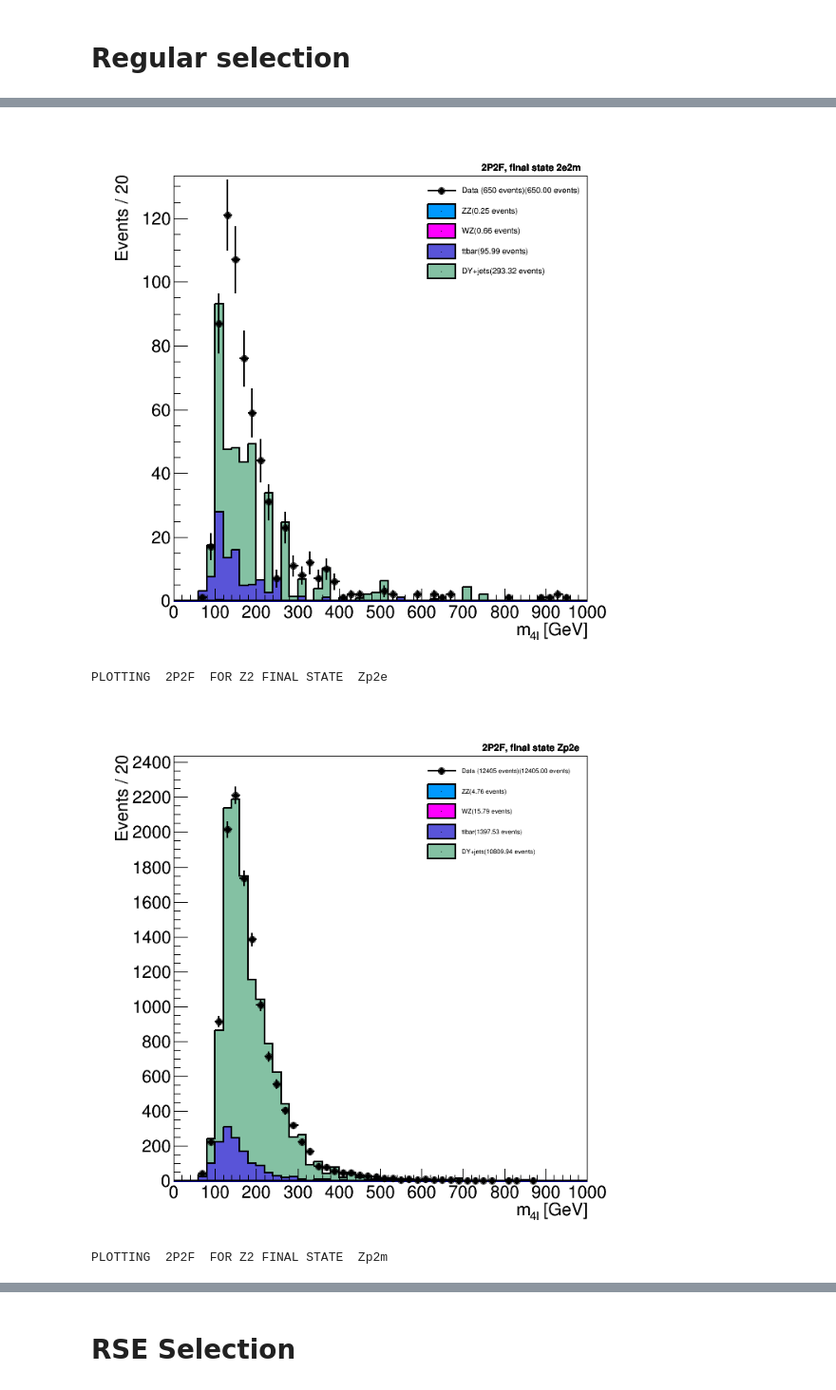
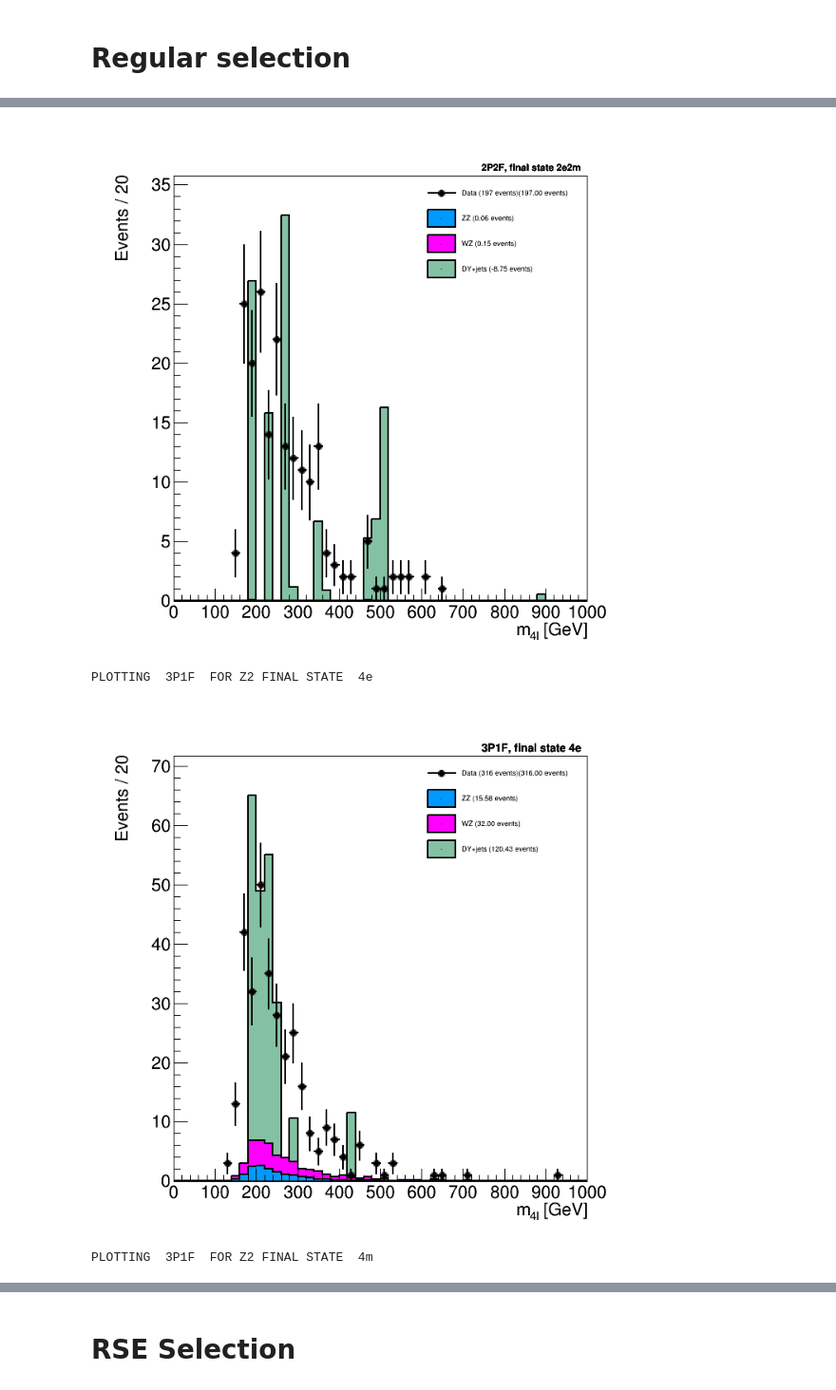
Before and after one commit to Werbellin/Histogrammer, a Jupyter notebook: ZplusX_plotter.ipynb, the cells around one changed output, grey strips where cells are left out. Shown at 95% size. Saved outputs shown, nothing was run; the diff lists cells and outputs as text; code cells hidden in the pictures.

```diff
--- a/ZplusX_plotter.ipynb
+++ b/ZplusX_plotter.ipynb
@@ -17,6 +20,6 @@ Welcome to ROOTaaS 6.05/02
 # %%
-prefix = '/Users/pigard/data/background_estimate/'
-proc_postfix = '_12p9fb'
+prefix = './full_v1/'
+proc_postfix = '_full_v1_altBDT'
 tree = 'REG'
 region = '2P2F'
 final_state = 'Zp2e'
@@ -27,7 +30,7 @@ def plot_CR(tree, region, final_state, do_3P21F_from_2P2F = False) :
 
     #do_3P21F_from_2P2F
     #if region == '3P1F' :
-    #    3P21F_from_2P2F_plot = get_plot(prefix + tree + '_BKG_AllData' + proc_postfix + '.rt',
+    #    3P21F_from_2P2F_plot = get_plot(prefix + tree + '_CRZLL_AllData' + proc_postfix + '.rt',
     #                     region[0:4] + '/' + region  + '_ZZMass_' + final_state)
     save_plot([{'p' : data_plot,
             'draw_options' : {'color' : rt.kBlack, 'legend_title' : 'Data (' + '{:.0f}'.format(data_plot.Integral()) + ' events)', 'MarkerStyle' : 20}},
@@ -39,8 +42,8 @@ def plot_CR(tree, region, final_state, do_3P21F_from_2P2F = False) :
             'draw_options' : {'fill_color' : rt.kAzure + 7, 'line_color' : rt.kBlack,'legend_title' : 'ZZ'}},
             {'p' : get_plot(prefix + tree + '_CRZLL_WZTo3LNu' + proc_postfix + '.root', region[0:4] + '/' + region  + '_ZZMass_' + final_state),
             'draw_options' : {'fill_color' : 6, 'line_color' : rt.kBlack,'legend_title' : 'WZ'}},
-            {'p' : get_plot(prefix + tree + '_CRZLL_TTJets' + proc_postfix + '.root', region[0:4] + '/' + region  + '_ZZMass_' + final_state),
-            'draw_options' : {'fill_color' : 9, 'line_color' : rt.kBlack,'legend_title' : 'ttbar'}},
+            #{'p' : get_plot(prefix + tree + '_CRZLL_TTJets' + proc_postfix + '.root', region[0:4] + '/' + region  + '_ZZMass_' + final_state),
+            #'draw_options' : {'fill_color' : 9, 'line_color' : rt.kBlack,'legend_title' : 'ttbar'}},
             {'p' : get_plot(prefix + tree +'_CRZLL_DYJetsToLL_M50' + proc_postfix + '.root', region[0:4] + '/' + region  + '_ZZMass_' + final_state),
             'draw_options' : {'fill_color' : 30, 'line_color' : rt.kBlack,'legend_title' : 'DY+jets'}},
 
@@ -55,7 +58,7 @@ def plot_CR(tree, region, final_state, do_3P21F_from_2P2F = False) :
 # %%
 tree = 'REG'
 for cr in ['2P2F', '3P1F'] :
-    for fs in ['4e','4m', '2m2e','2e2m' ,'Zp2e', 'Zp2m'] :
+    for fs in ['4e','4m', '2m2e','2e2m' ] :#,'Zp2e', 'Zp2m'] :
         print 'PLOTTING ', cr , ' FOR Z2 FINAL STATE ', fs
         plot_CR(tree, cr, fs)
 # %% [output]
@@ -68,5 +71,5 @@ PLOTTING  2P2F  FOR Z2 FINAL STATE  2m2e
 PLOTTING  2P2F  FOR Z2 FINAL STATE  2e2m
-[figure, old version]
+[figure, new version]
-PLOTTING  2P2F  FOR Z2 FINAL STATE  Zp2e
+PLOTTING  3P1F  FOR Z2 FINAL STATE  4e
-[figure, old version]
+[figure, new version]
-PLOTTING  2P2F  FOR Z2 FINAL STATE  Zp2m
+PLOTTING  3P1F  FOR Z2 FINAL STATE  4m
```
Also changed, not shown: parts of 6 cells of this notebook, 2 other files.
